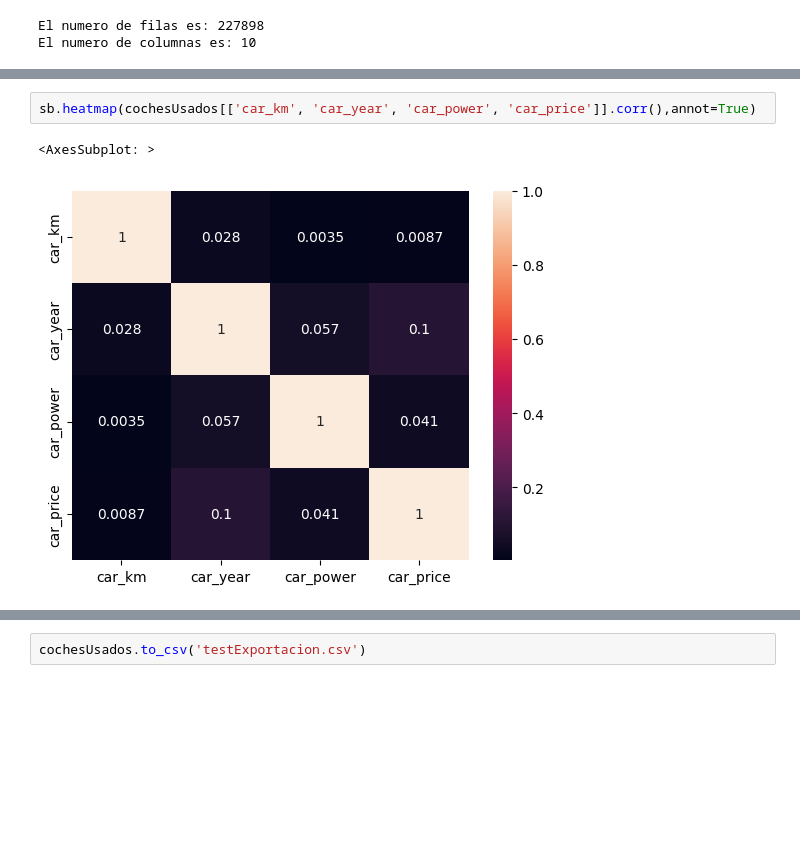
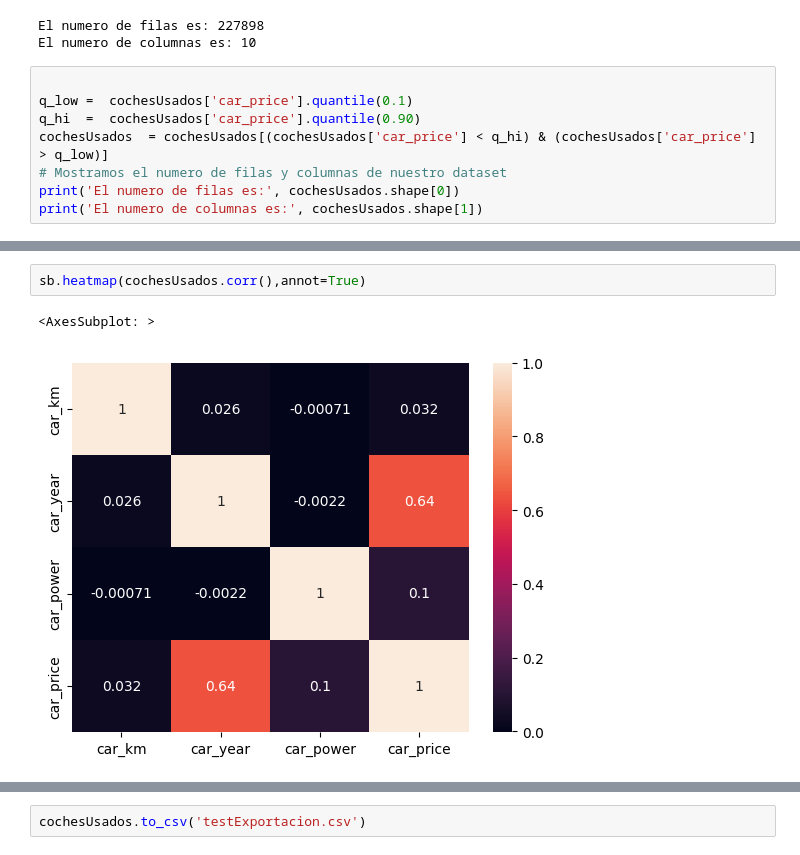
Before and after one commit to tihomir22/TAZOO, a Jupyter notebook: cochesUsadosMilanuncios.ipynb, the cells around one changed output, grey strips where cells are left out. Drawn from its saved outputs; the diff is of its cells as text; blank space fills up the shorter version.

```diff
--- a/cochesUsadosMilanuncios.ipynb
+++ b/cochesUsadosMilanuncios.ipynb
@@ -80,3 +78,11 @@ print('El numero de columnas es:', cochesUsados.shape[1])
 # %% [output]
 El numero de filas es: 227898
 El numero de columnas es: 10
+# %%
+
+q_low =  cochesUsados['car_price'].quantile(0.1)
+q_hi  =  cochesUsados['car_price'].quantile(0.90)
+cochesUsados  = cochesUsados[(cochesUsados['car_price'] < q_hi) & (cochesUsados['car_price'] > q_low)]
+# Mostramos el numero de filas y columnas de nuestro dataset
+print('El numero de filas es:', cochesUsados.shape[0])
+print('El numero de columnas es:', cochesUsados.shape[1])
@@ -131,8 +140,8 @@ sb.pairplot(cochesUsados[cochesUsados['brand'].isin(['AUDI', 'BMW','TOYOTA','VOL
 # %%
-sb.heatmap(cochesUsados[['car_km', 'car_year', 'car_power', 'car_price']].corr(),annot=True)
+sb.heatmap(cochesUsados.corr(),annot=True)
 # %% [output]
 <AxesSubplot: >
-[figure, old version]
+[figure, new version]
 # %%
 import seaborn as sb
 import matplotlib.pyplot as plt
```
Also changed, not shown: parts of 17 cells of this notebook.
